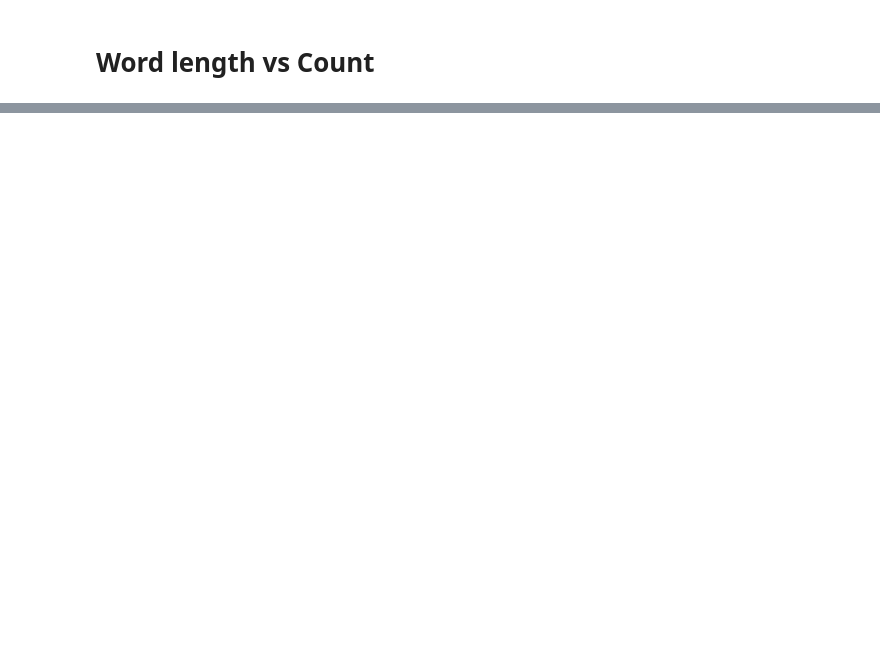
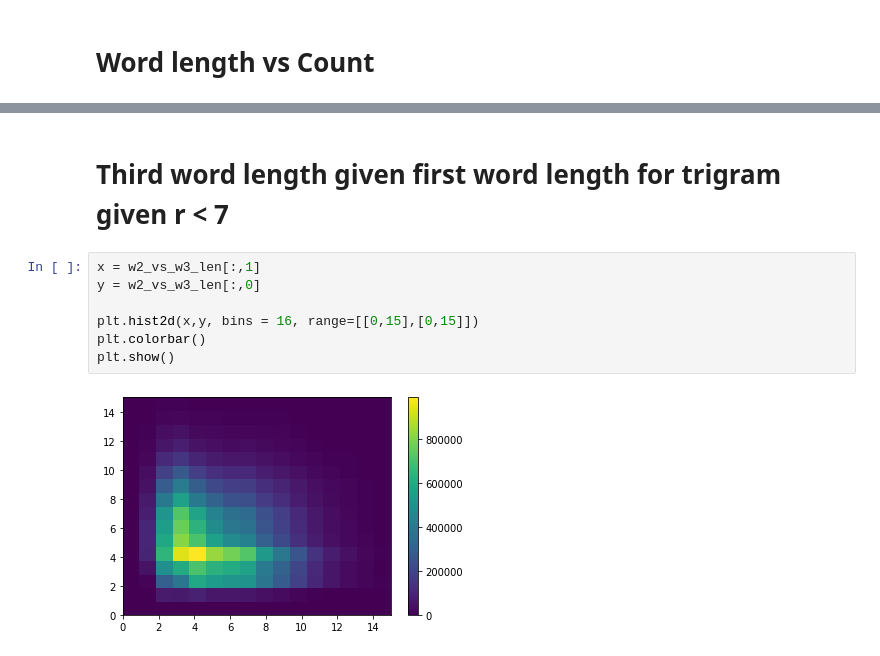
Before and after one commit to WernerVdM97/SKRIPSIE, a Jupyter notebook: Analysing possible features.ipynb, the cells around one changed output, grey strips where cells are left out. Cells and saved outputs as stored; diff of their text form; blank space fills up the shorter version.

```diff
--- a/Analysing possible features.ipynb
+++ b/Analysing possible features.ipynb
@@ -40,0 +72,11 @@ plt.show()
+# %% [markdown]
+# Third word length given first word length for trigram given r < 7
+# %%
+x = w2_vs_w3_len[:,1]
+y = w2_vs_w3_len[:,0]
+
+plt.hist2d(x,y, bins = 16, range=[[0,15],[0,15]])
+plt.colorbar()
+plt.show()
+# %% [output]
+[figure, added]
```
Also changed, not shown: parts of 6 cells of this notebook, 3 other files.
